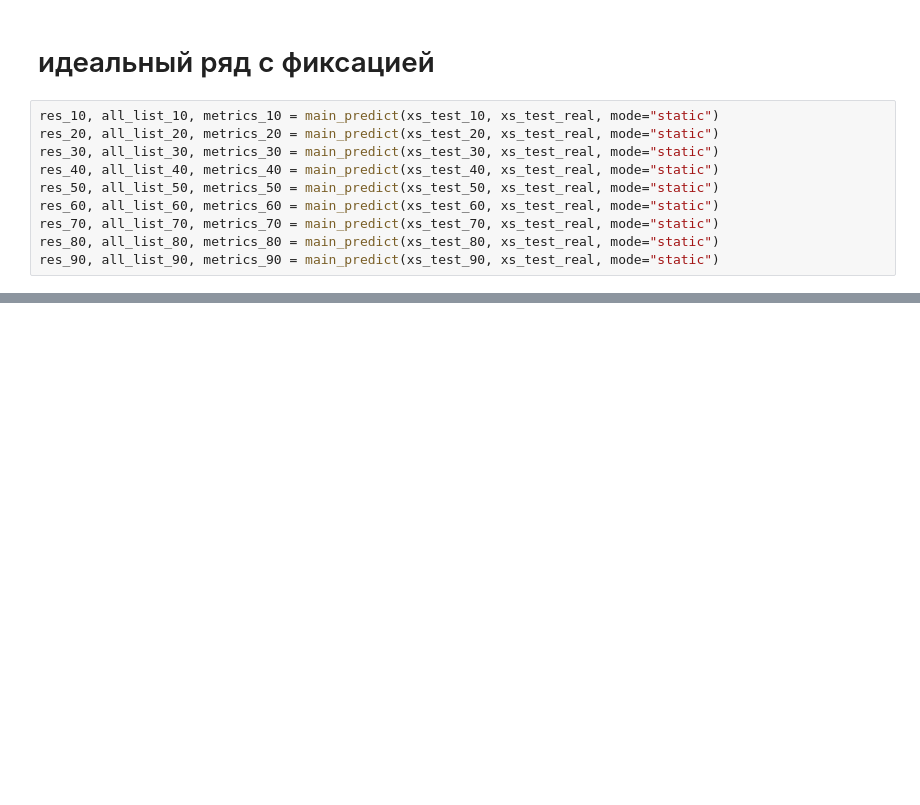
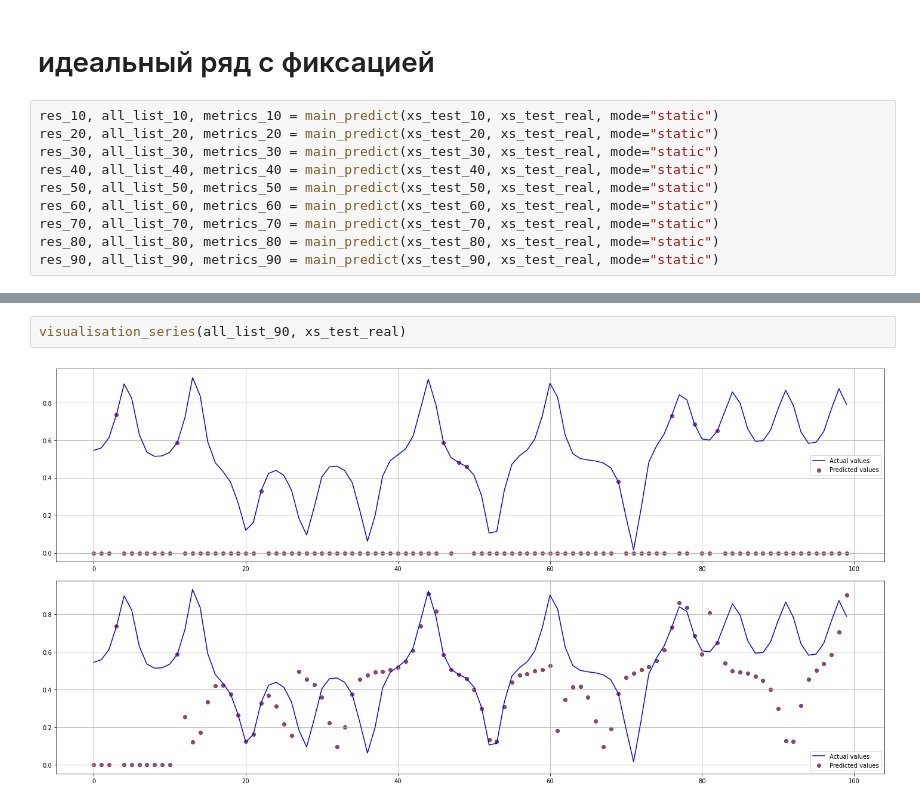
Before and after one commit to asahium/pogrom, a Jupyter notebook: fin.ipynb, the cells around one changed output, grey strips where cells are left out. Saved outputs shown, nothing was run; the diff lists cells and outputs as text; blank space fills up the shorter version.

```diff
--- a/fin.ipynb
+++ b/fin.ipynb
@@ -736,0 +741,4 @@ res_90_ch, all_list_90_ch, metrics_90_ch = main_predict(xs_test_90_c, xs_test_re
+# %%
+visualisation_series(all_list_90, xs_test_real)
+# %% [output]
+[figure, added]
```
Also changed, not shown: parts of 38 cells of this notebook.
